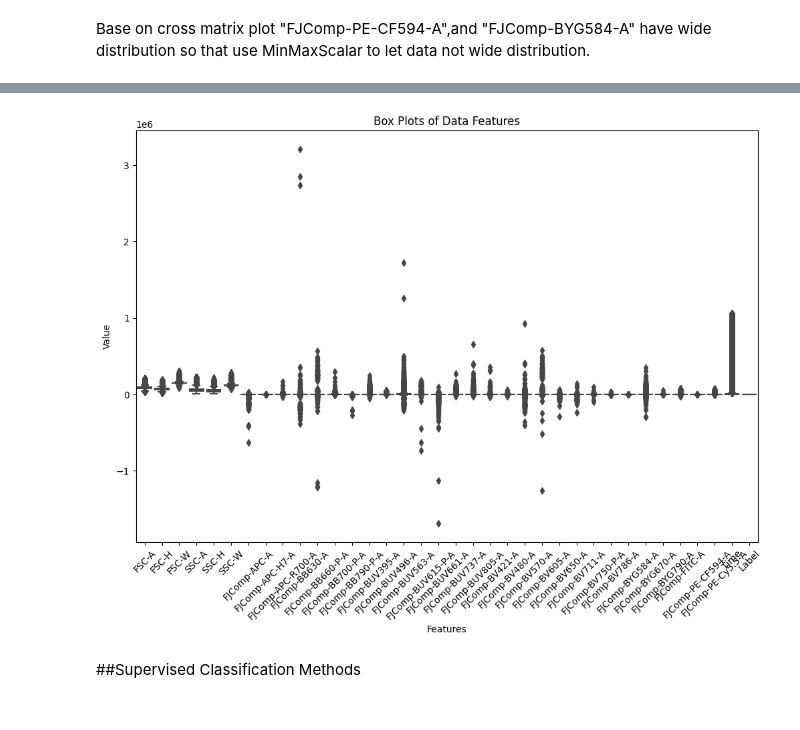
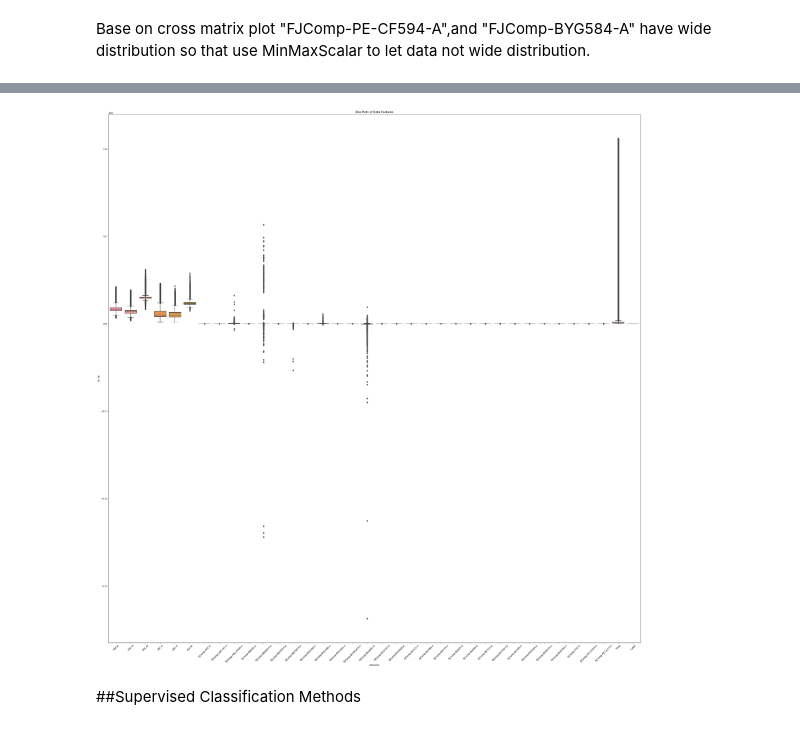
Before and after one commit to mofanchang/interview-question, a Jupyter notebook: ML_interview_question.ipynb, the cells around one changed output, grey strips where cells are left out. Saved outputs shown, nothing was run; the diff lists cells and outputs as text; code cells hidden in the pictures.

```diff
--- a/ML_interview_question.ipynb
+++ b/ML_interview_question.ipynb
@@ -256,28 +275,28 @@ Max: 1.0
 # %%
 import pandas as pd
 import matplotlib.pyplot as plt
 import seaborn as sns
 
 
 # Load data
 df =final_df
 
 
 # Plot box plots for each feature
 def plot_boxplots(data):
-    plt.figure(figsize=(12, 8))
+    plt.figure(figsize=(40, 40))
     sns.boxplot(data=data)
     plt.xlabel("Features")
     plt.ylabel("Value")
     plt.title("Box Plots of Data Features")
     plt.xticks(rotation=45)
     plt.show()
 
 
 # plot_histograms(df)
 plot_boxplots(df)
 # %% [output]
-[figure, old version]
+[figure, new version]
 # %% [markdown]
 ##Supervised Classification Methods
 # %% [markdown]
```
Also changed, not shown: parts of 10 cells of this notebook.
